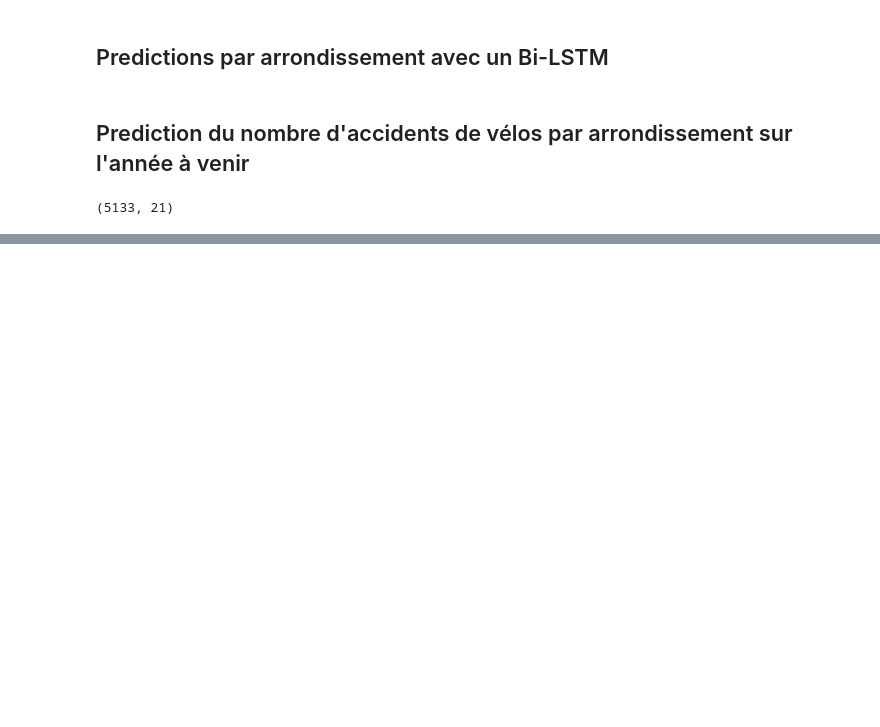
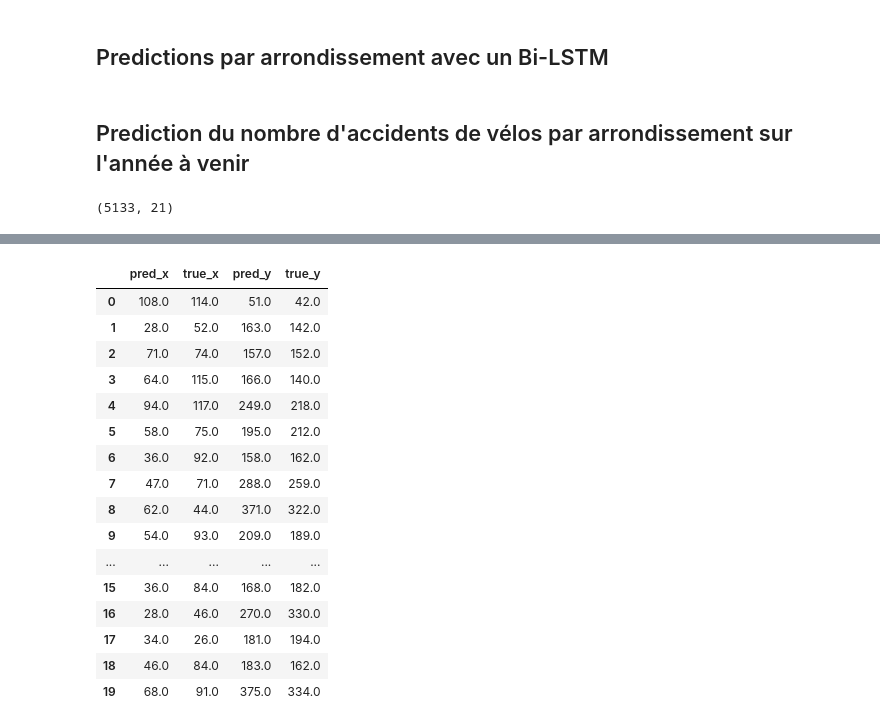
Before and after one commit to gauthgoth/Challenge---Etudes-de-Cas, a Jupyter notebook: accidentology_prediction.ipynb, the cells around one changed output, grey strips where cells are left out. Cells and saved outputs as stored; diff of their text form; code cells hidden in the pictures; blank space fills up the shorter version.

```diff
--- a/accidentology_prediction.ipynb
+++ b/accidentology_prediction.ipynb
@@ -635,0 +631,11 @@ df_res.sort_values(by='pred',ascending=False)
+# %%
+add_day_month_year(group_ardt_date_all)
+group_ardt_date_all = pd.get_dummies(group_ardt_date_all , columns = ['day_of_week' , 'month'])
+# %%
+from timeseries_utils import reshape_timeseries, lstm_model
+X_all , Y_all , maxs_all = reshape_timeseries(group_ardt_date_all.iloc[: , 1:] , list(range(20)), win_size = 28 , take_curr = True , scale = True)
+
+ntest_day = 180
+
+nmodel_all = lstm_model(X_all , Y_all , lr = 0.005, lstm_layers = [64 , 64] , lstm_dropout = [.2 , .2] ,
+               dense_layers = [64] , dense_dropout = [.2] , batch_size = 64 , epochs = 20)
@@ -635,0 +674,6 @@ df_res.sort_values(by='pred',ascending=False)
+# %%
+# Evaluation long terme:
+X_all , Y_all , maxs_all = reshape_timeseries(group_ardt_date_all.iloc[: , 1:] , list(range(20)), win_size = 28 , take_curr = True , scale = True)
+long_term_preds_all = long_term_prediction(nmodel_all , X_all[- 365:] , 20)
+y_predict_all =( long_term_preds_all* maxs_all)
+y_true_all = (Y_all[- 365:] * maxs_all)
@@ -635,0 +714,2 @@ df_res.sort_values(by='pred',ascending=False)
+# %%
+df_res_all = pd.DataFrame({'pred':y_predict_all.sum(axis=0).round(),'true': y_true_all.sum(axis=0).round()})
@@ -635,0 +736,21 @@ df_res.sort_values(by='pred',ascending=False)
+# %%
+df_agg = df_res.merge(df_res_all,how='inner',left_index=True, right_index=True)
+df_agg
+# %% [output]
+|  | pred_x | true_x | pred_y | true_y |
+| 0 | 108.0 | 114.0 | 51.0 | 42.0 |
+| 1 | 28.0 | 52.0 | 163.0 | 142.0 |
+| 2 | 71.0 | 74.0 | 157.0 | 152.0 |
+| 3 | 64.0 | 115.0 | 166.0 | 140.0 |
+| 4 | 94.0 | 117.0 | 249.0 | 218.0 |
+| 5 | 58.0 | 75.0 | 195.0 | 212.0 |
+| 6 | 36.0 | 92.0 | 158.0 | 162.0 |
+| 7 | 47.0 | 71.0 | 288.0 | 259.0 |
+| 8 | 62.0 | 44.0 | 371.0 | 322.0 |
+| 9 | 54.0 | 93.0 | 209.0 | 189.0 |
+| ... | ... | ... | ... | ... |
+| 15 | 36.0 | 84.0 | 168.0 | 182.0 |
+| 16 | 28.0 | 46.0 | 270.0 | 330.0 |
+| 17 | 34.0 | 26.0 | 181.0 | 194.0 |
+| 18 | 46.0 | 84.0 | 183.0 | 162.0 |
+| 19 | 68.0 | 91.0 | 375.0 | 334.0 |
```
Also changed, not shown: parts of 17 cells of this notebook, 12 other files.
